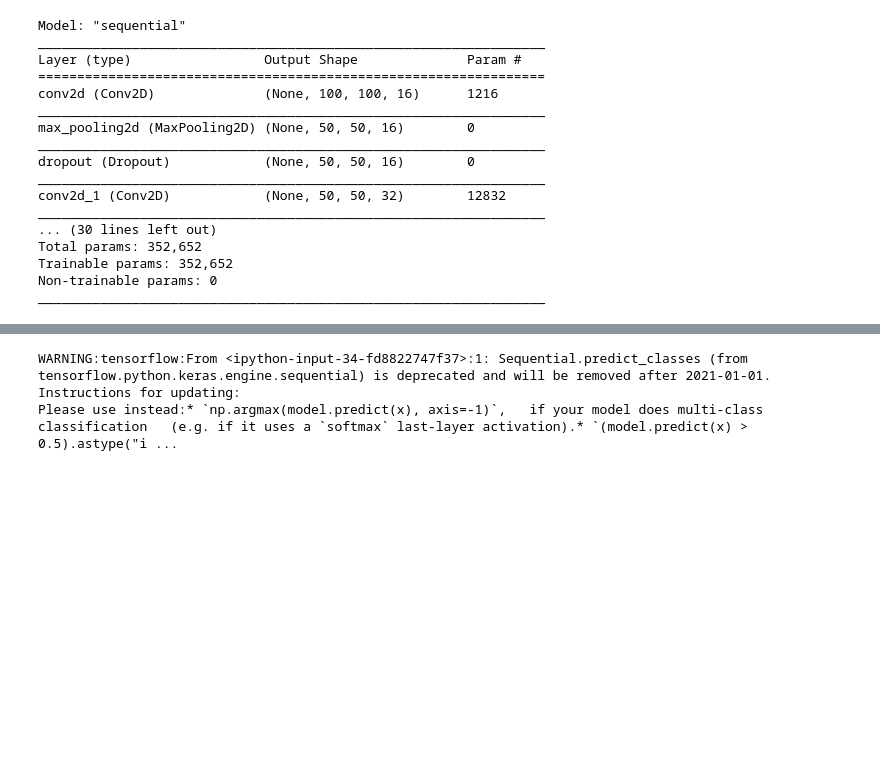
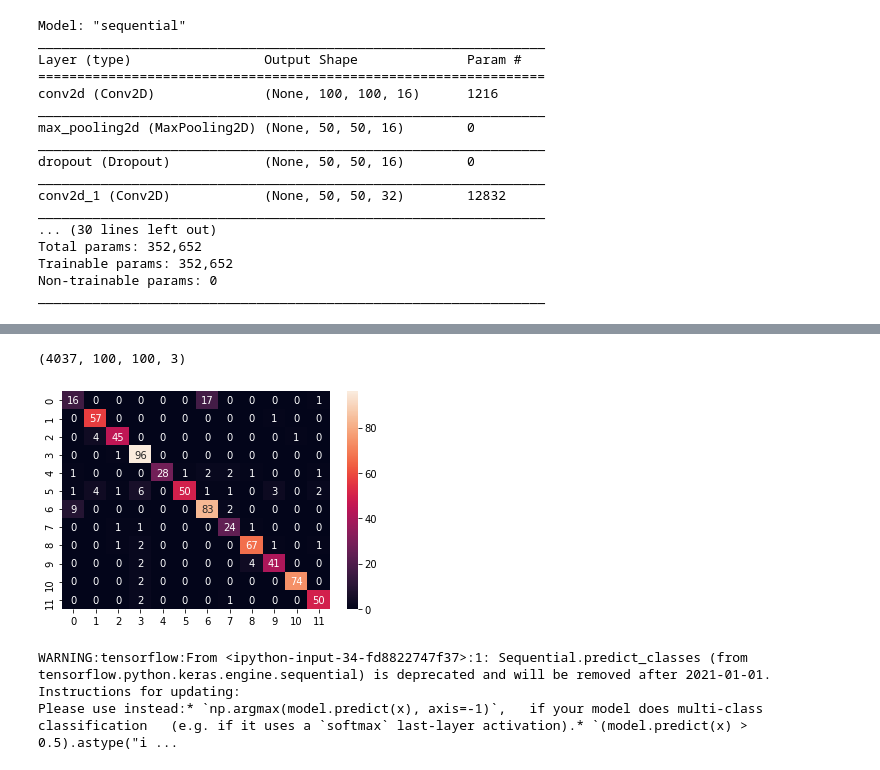
Before and after one commit to Hamza1122/Plants_Seed_Classification, a Jupyter notebook: Untitled19.ipynb, the cells around one changed output, grey strips where cells are left out. Saved outputs shown, nothing was run; the diff lists cells and outputs as text; code cells hidden in the pictures; blank space fills up the shorter version.

```diff
--- a/Untitled19.ipynb
+++ b/Untitled19.ipynb
@@ -229,12 +268,12 @@ optimizer = RMSprop(lr=0.001, rho=0.9, epsilon=1e-08, decay=0.0)
 # Compiling the model
 model.compile(optimizer = optimizer, loss = "categorical_crossentropy", metrics = ["accuracy"])
 # %%
-batch = 32
+batch = 50
 
 #checkpointer = ModelCheckpoint(filepath='saved_models/cnn_augmentation.hdf5',
  #                              verbose=1, save_best_only=True)
 # We are fititng the model with 100 epochs
-history = model.fit_generator(datagen.flow(X_train,y_train,batch_size=batch),epochs =100, validation_data = (X_val,y_val),
+history = model.fit_generator(datagen.flow(X_train,y_train,batch_size=batch),epochs=100, validation_data = (X_val,y_val),
                               verbose = 1, steps_per_epoch=X_train.shape[0] // batch
                             )
 # %% [output]
@@ -276,0 +320,7 @@ plt.show()
+# %%
+from sklearn.metrics import confusion_matrix
+y_pred=model.predict(X_val)
+#y_pred=np.argmax(y_pred,axis=1)
+import sklearn.metrics as metrics
+matrix = metrics.confusion_matrix(y_val.argmax(axis=1), y_pred.argmax(axis=1))
+print(matrix)
@@ -276,0 +340,7 @@ plt.show()
+# %%
+import seaborn as sns
+sns.heatmap(matrix, annot=True)
+X_train.shape
+# %% [output]
+(4037, 100, 100, 3)
+[figure, added]
```
Also changed, not shown: parts of 13 cells of this notebook.
